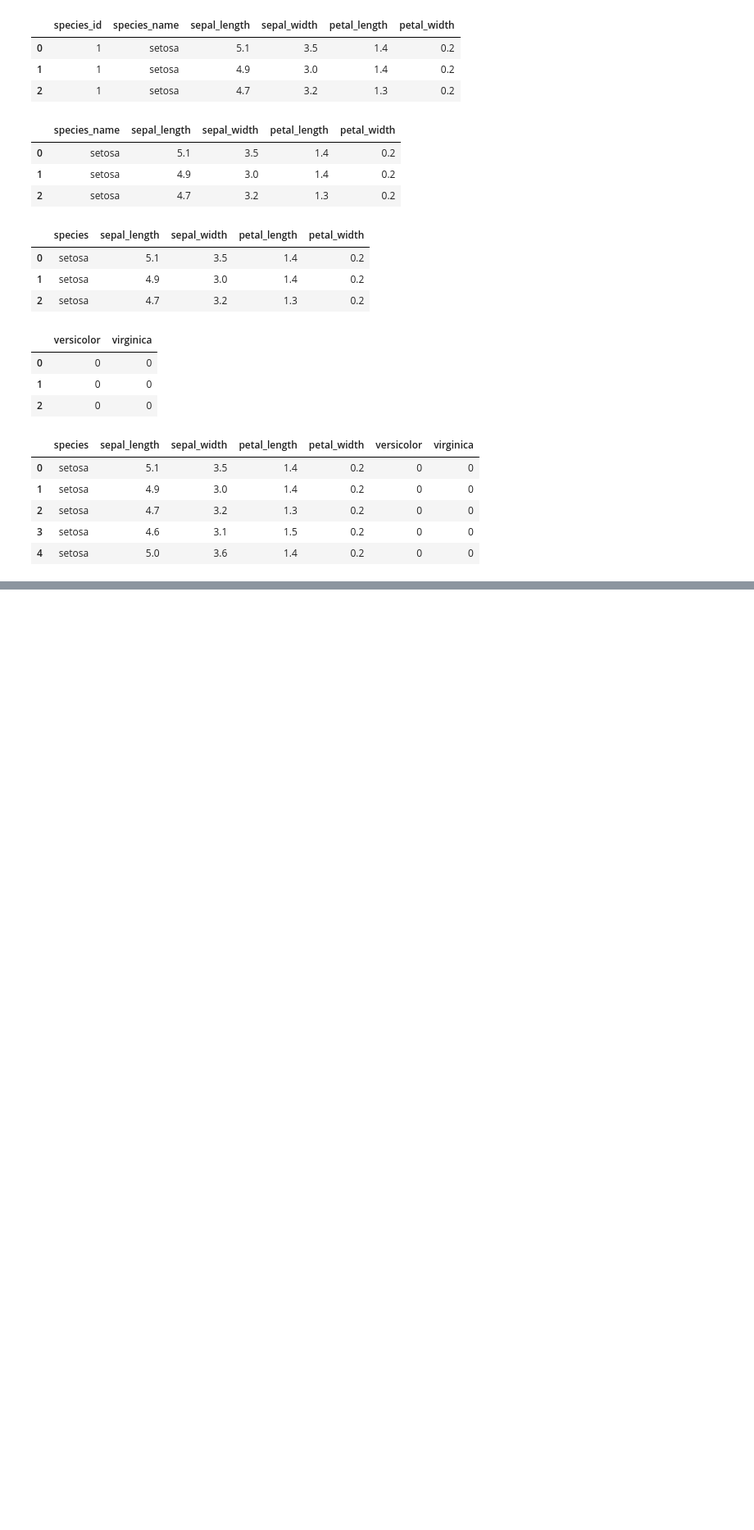
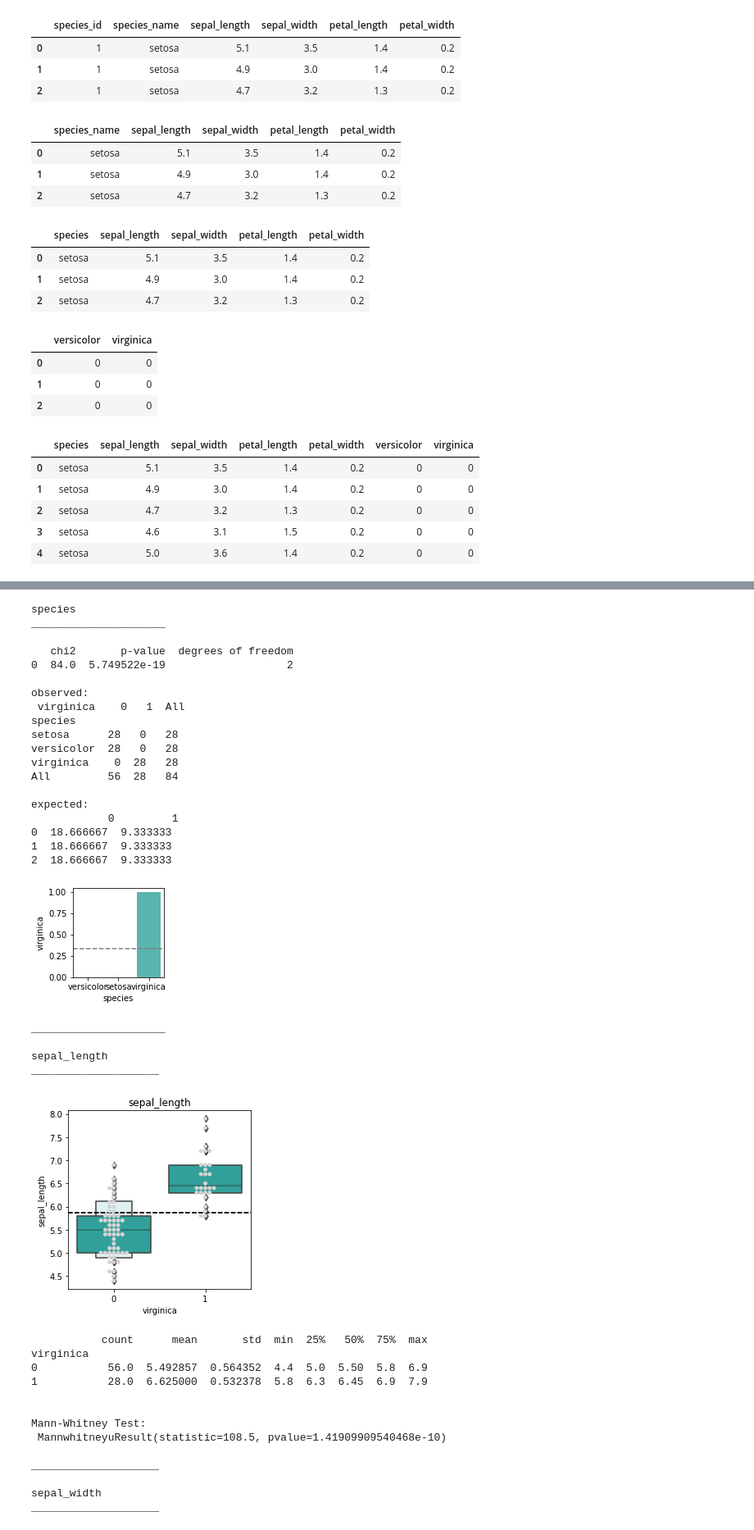
Before and after one commit to joshuamchavez2/classification-exercises, a Jupyter notebook: classification_exercises.ipynb, the cells around one changed output, grey strips where cells are left out. Shown: that part at 82% size. Saved outputs shown, nothing was run; the diff lists cells and outputs as text; code cells hidden in the pictures; blank space fills up the shorter version.

```diff
--- a/classification_exercises.ipynb
+++ b/classification_exercises.ipynb
@@ -323,0 +583,41 @@ def prep_iris():
+# %%
+explore.explore_bivariate(train, "virginica", cat_vars, quant_vars)
+# %% [output]
+species
+_____________________
+
+   chi2       p-value  degrees of freedom
+0  84.0  5.749522e-19                   2
+
+observed:
+ virginica    0   1  All
+species
+setosa      28   0   28
+versicolor  28   0   28
+virginica    0  28   28
+All         56  28   84
+
+expected:
+            0         1
+0  18.666667  9.333333
+1  18.666667  9.333333
+2  18.666667  9.333333
+[figure, added]
+_____________________
+
+sepal_length
+____________________
+[figure, added]
+           count      mean       std  min  25%   50%  75%  max
+virginica
+0           56.0  5.492857  0.564352  4.4  5.0  5.50  5.8  6.9
+1           28.0  6.625000  0.532378  5.8  6.3  6.45  6.9  7.9
+
+
+Mann-Whitney Test:
+ MannwhitneyuResult(statistic=108.5, pvalue=1.41909909540468e-10)
+
+____________________
+
+sepal_width
+____________________
```
Also changed, not shown: parts of 24 cells of this notebook, 2 other files.
